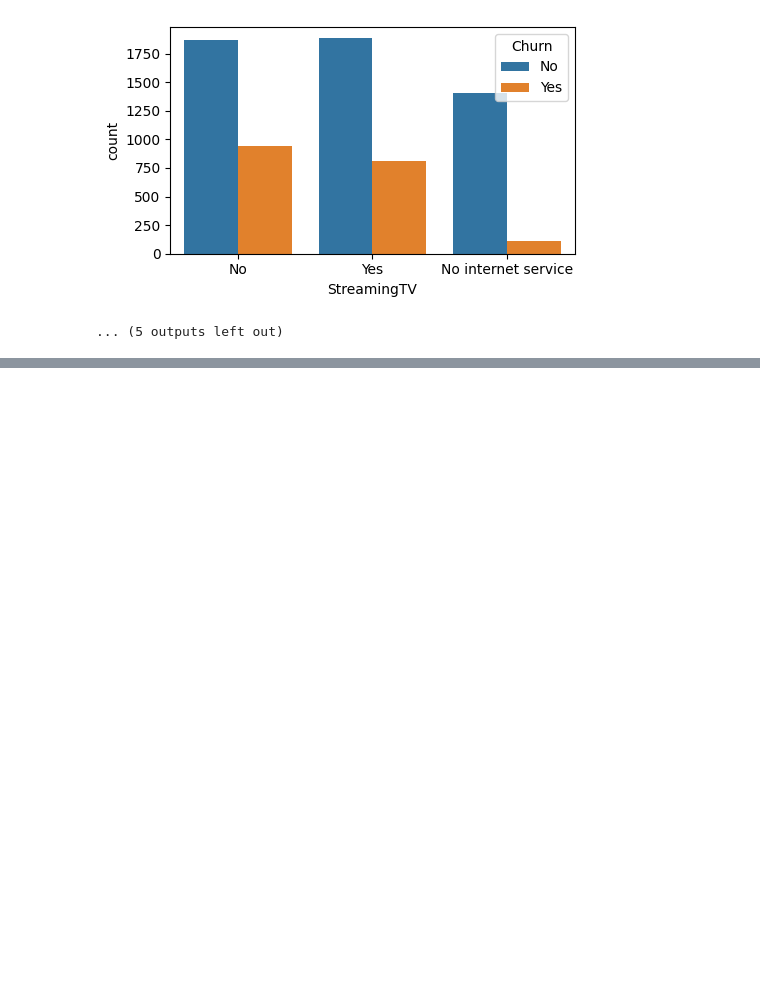
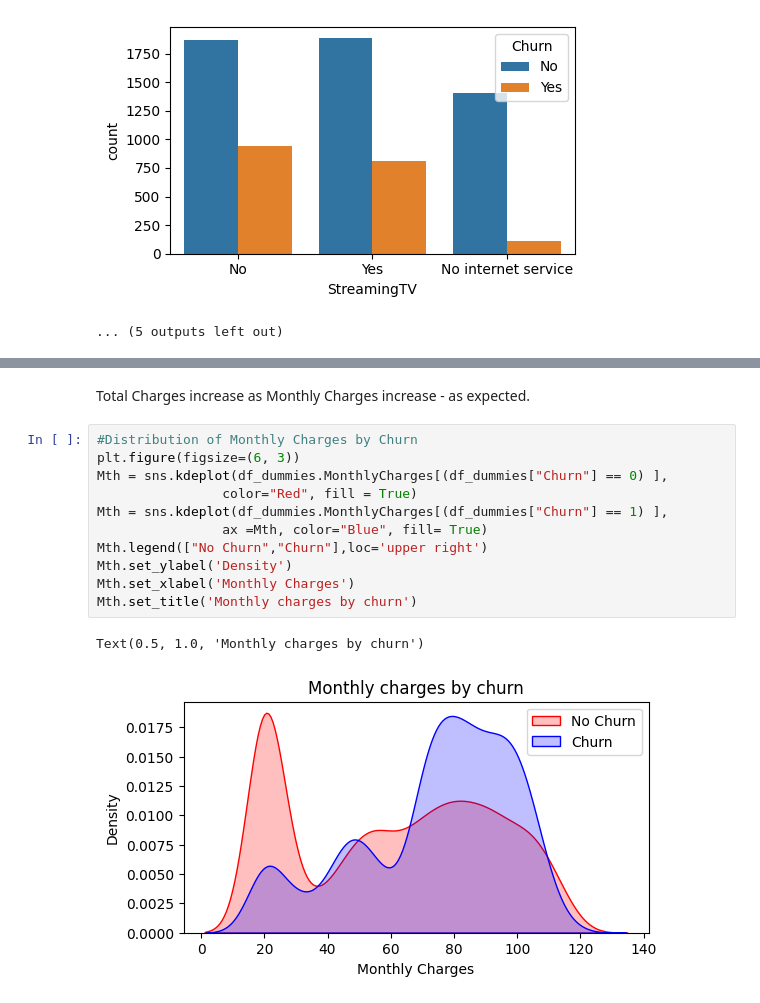
Before and after one commit to Allen-Ngbede/Telco_Customer_Churn_Prediction, a Jupyter notebook: EDA_telco_churn.ipynb, the cells around one changed output, grey strips where cells are left out. Cells and saved outputs as stored; diff of their text form; blank space fills up the shorter version.

```diff
--- a/EDA_telco_churn.ipynb
+++ b/EDA_telco_churn.ipynb
@@ -247,0 +301,16 @@ for i, predictor in enumerate(df.drop(columns=['Churn', 'TotalCharges', 'Monthly
+# %% [markdown]
+Total Charges increase as Monthly Charges increase - as expected.
+# %%
+#Distribution of Monthly Charges by Churn
+plt.figure(figsize=(6, 3))
+Mth = sns.kdeplot(df_dummies.MonthlyCharges[(df_dummies["Churn"] == 0) ],
+                color="Red", fill = True)
+Mth = sns.kdeplot(df_dummies.MonthlyCharges[(df_dummies["Churn"] == 1) ],
+                ax =Mth, color="Blue", fill= True)
+Mth.legend(["No Churn","Churn"],loc='upper right')
+Mth.set_ylabel('Density')
+Mth.set_xlabel('Monthly Charges')
+Mth.set_title('Monthly charges by churn')
+# %% [output]
+Text(0.5, 1.0, 'Monthly charges by churn')
+[figure, added]
```
Also changed, not shown: parts of 13 cells of this notebook.
